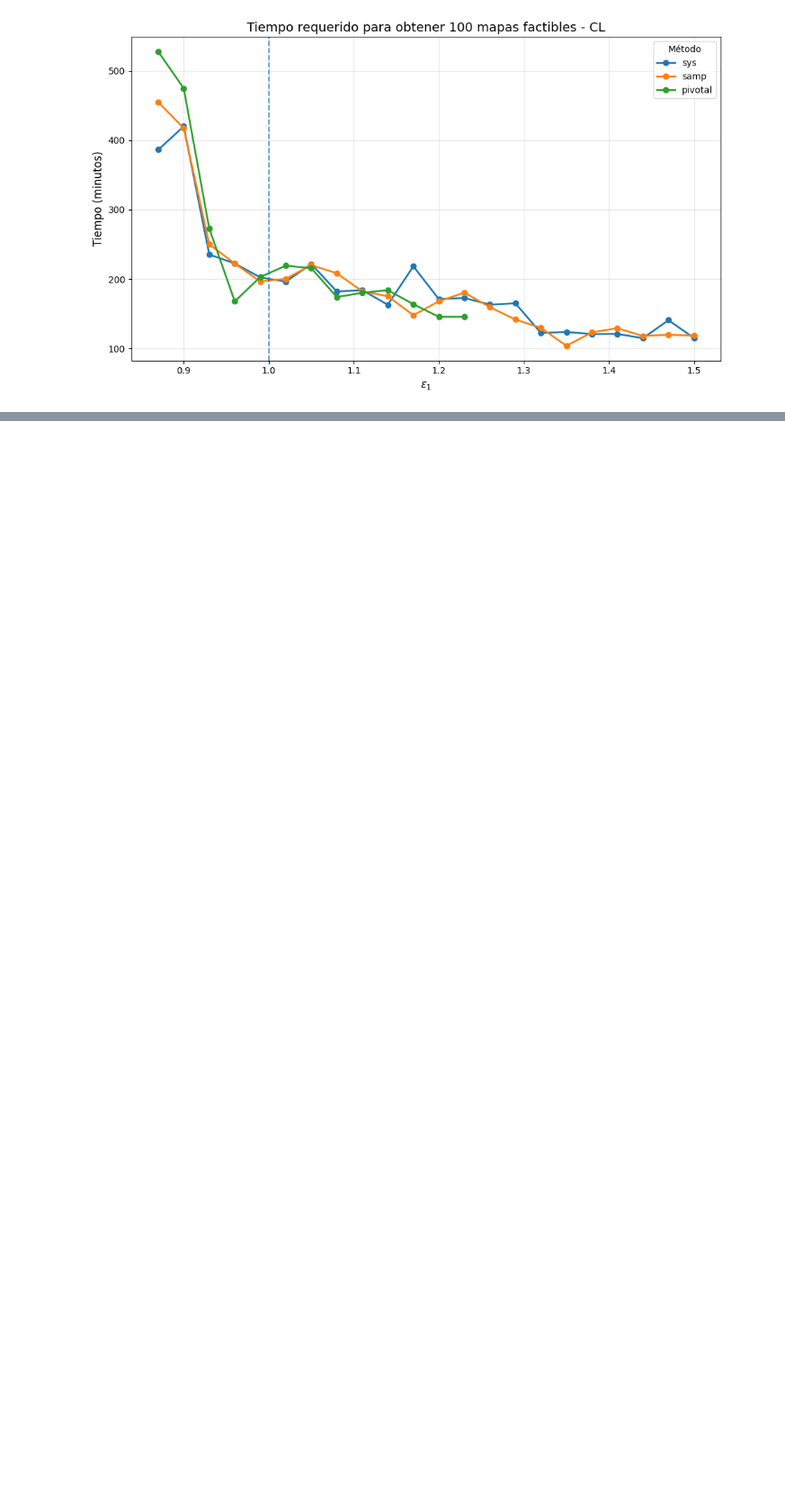
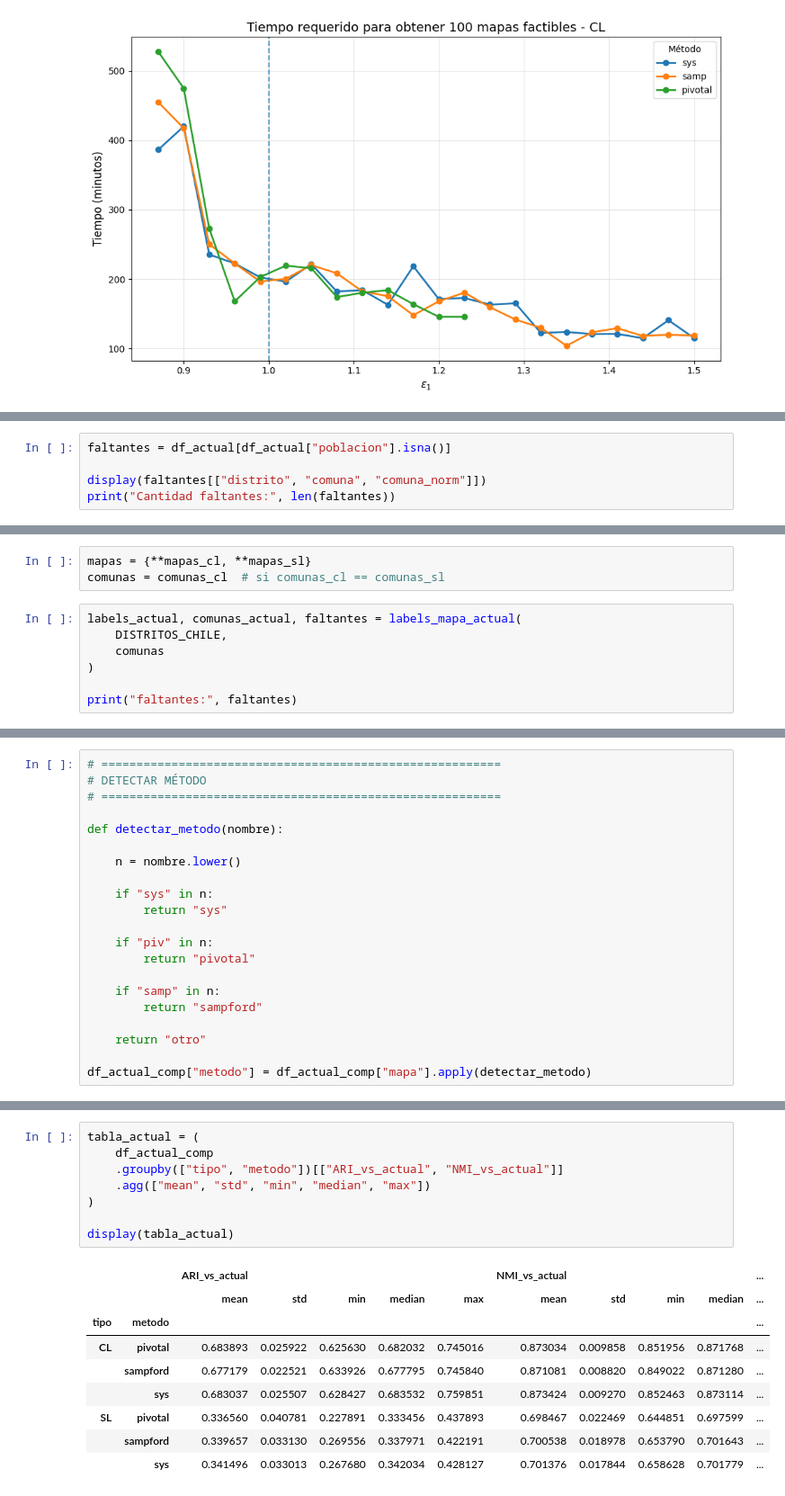
Before and after one commit to Andresdiazdcd/Tesis, a Jupyter notebook: Códigos/metricas_estudio.ipynb, the cells around one changed output, grey strips where cells are left out. Shown at 90% size. Drawn from its saved outputs; the diff is of its cells as text; blank space fills up the shorter version.

```diff
--- a/Códigos/metricas_estudio.ipynb
+++ b/Códigos/metricas_estudio.ipynb
@@ -1310,0 +1360,5 @@ plt.show()
+# %%
+faltantes = df_actual[df_actual["poblacion"].isna()]
+
+display(faltantes[["distrito", "comuna", "comuna_norm"]])
+print("Cantidad faltantes:", len(faltantes))
@@ -1310,0 +1512,10 @@ plt.show()
+# %%
+mapas = {**mapas_cl, **mapas_sl}
+comunas = comunas_cl  # si comunas_cl == comunas_sl
+# %%
+labels_actual, comunas_actual, faltantes = labels_mapa_actual(
+    DISTRITOS_CHILE,
+    comunas
+)
+
+print("faltantes:", faltantes)
@@ -1310,0 +1614,21 @@ plt.show()
+# %%
+# =========================================================
+# DETECTAR MÉTODO
+# =========================================================
+
+def detectar_metodo(nombre):
+
+    n = nombre.lower()
+
+    if "sys" in n:
+        return "sys"
+
+    if "piv" in n:
+        return "pivotal"
+
+    if "samp" in n:
+        return "sampford"
+
+    return "otro"
+
+df_actual_comp["metodo"] = df_actual_comp["mapa"].apply(detectar_metodo)
@@ -1310,0 +1690,18 @@ plt.show()
+# %%
+tabla_actual = (
+    df_actual_comp
+    .groupby(["tipo", "metodo"])[["ARI_vs_actual", "NMI_vs_actual"]]
+    .agg(["mean", "std", "min", "median", "max"])
+)
+
+display(tabla_actual)
+# %% [output]
+|  |  | ARI_vs_actual |  |  |  |  | NMI_vs_actual |  |  |  | ... |
+|  |  | mean | std | min | median | max | mean | std | min | median | ... |
+| tipo | metodo |  |  |  |  |  |  |  |  |  | ... |
+| CL | pivotal | 0.683893 | 0.025922 | 0.625630 | 0.682032 | 0.745016 | 0.873034 | 0.009858 | 0.851956 | 0.871768 | ... |
+|  | sampford | 0.677179 | 0.022521 | 0.633926 | 0.677795 | 0.745840 | 0.871081 | 0.008820 | 0.849022 | 0.871280 | ... |
+|  | sys | 0.683037 | 0.025507 | 0.628427 | 0.683532 | 0.759851 | 0.873424 | 0.009270 | 0.852463 | 0.873114 | ... |
+| SL | pivotal | 0.336560 | 0.040781 | 0.227891 | 0.333456 | 0.437893 | 0.698467 | 0.022469 | 0.644851 | 0.697599 | ... |
+|  | sampford | 0.339657 | 0.033130 | 0.269556 | 0.337971 | 0.422191 | 0.700538 | 0.018978 | 0.653790 | 0.701643 | ... |
+|  | sys | 0.341496 | 0.033013 | 0.267680 | 0.342034 | 0.428127 | 0.701376 | 0.017844 | 0.658628 | 0.701779 | ... |
```
Also changed, not shown: parts of 19 cells of this notebook, 1 other file.
